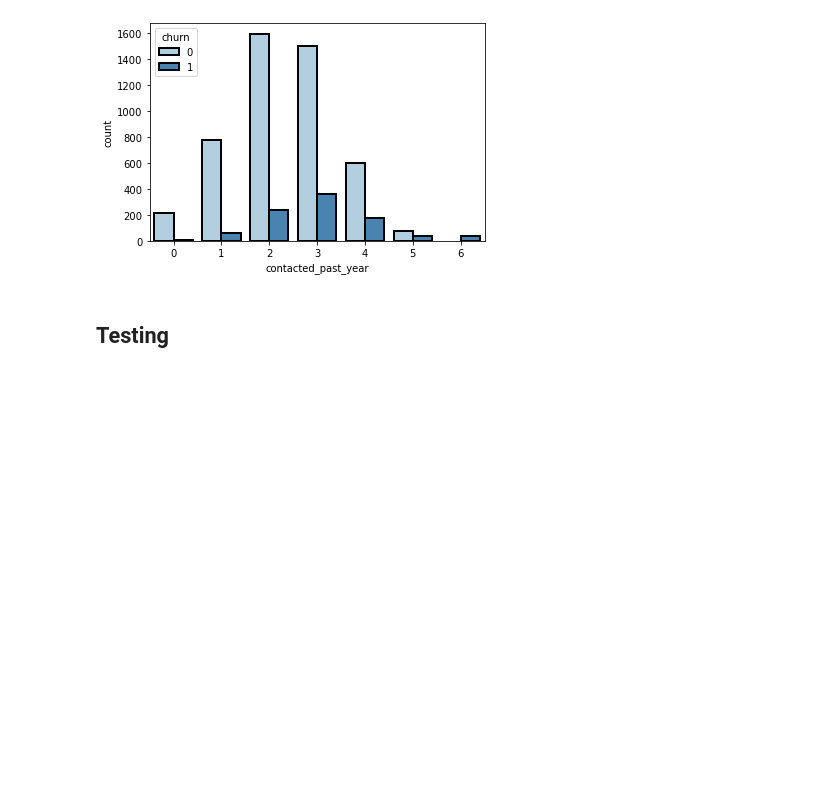
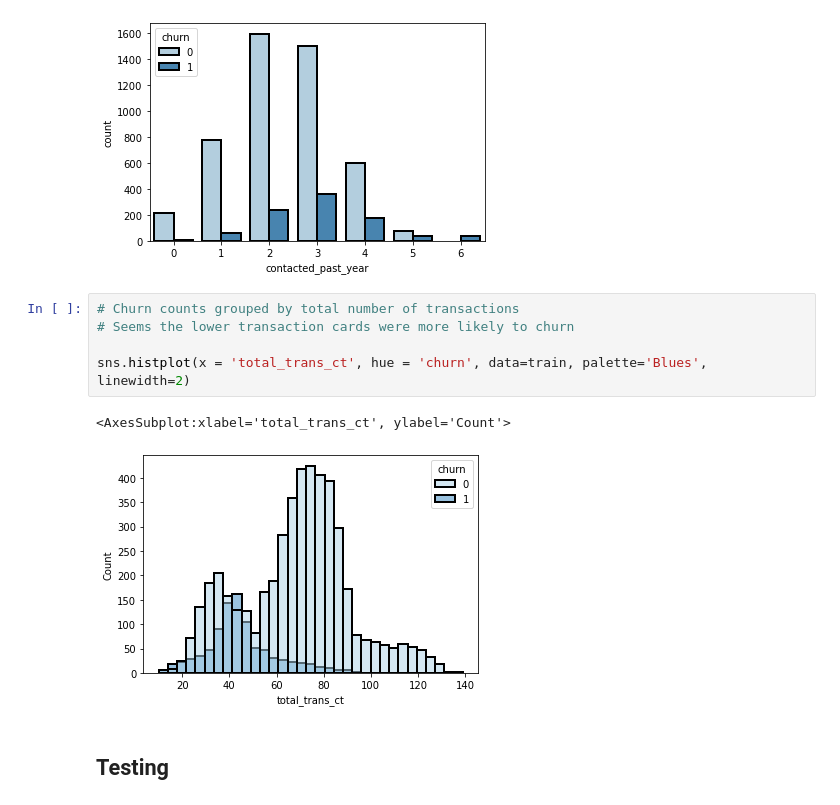
Before and after one commit to Sam-keeler/personal-project-credit-churn, a Jupyter notebook: credit-churn.ipynb, the cells around one changed output. Drawn from its saved outputs; the diff is of its cells as text; blank space fills up the shorter version.

```diff
--- a/credit-churn.ipynb
+++ b/credit-churn.ipynb
@@ -348,6 +348,14 @@ sns.countplot(x = 'contacted_past_year', hue = 'churn', data=train, palette='Blu
  6    1.000000
  Name: churn, dtype: float64)
 [figure]
+# %%
+# Churn counts grouped by total number of transactions
+# Seems the lower transaction cards were more likely to churn
+
+sns.histplot(x = 'total_trans_ct', hue = 'churn', data=train, palette='Blues', linewidth=2)
+# %% [output]
+<AxesSubplot:xlabel='total_trans_ct', ylabel='Count'>
+[figure, added]
 # %% [markdown]
 ## Testing
 # %% [markdown]
```
Also changed, not shown: parts of 28 cells of this notebook, 2 other files.
